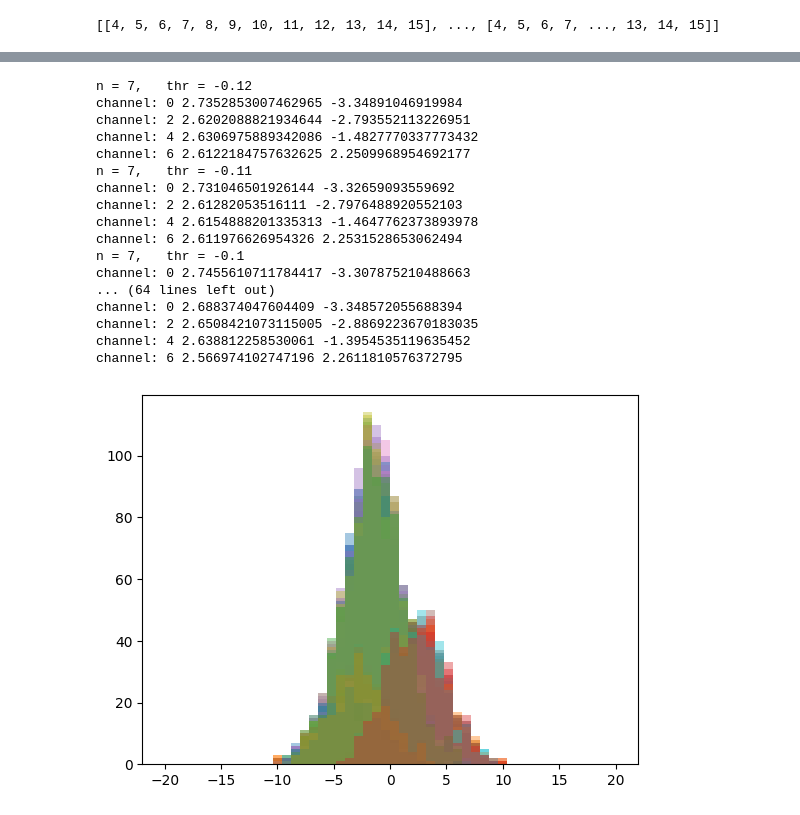
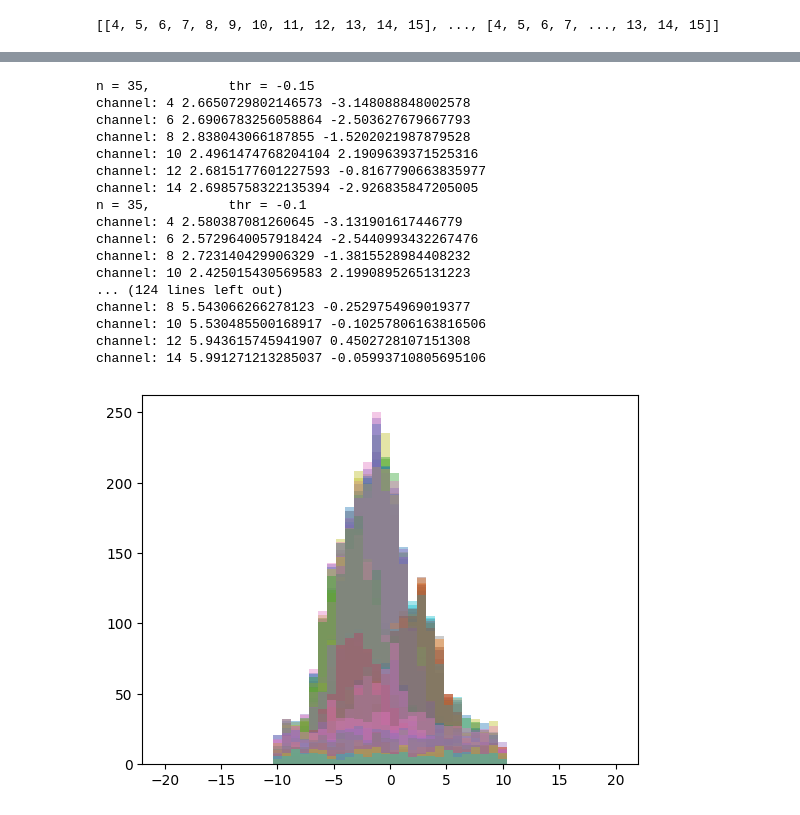
Before and after one commit to 0-DvD-0/Sfera, a Jupyter notebook: Jupyter/timing_waveforms_v3 Pulito.ipynb, the cells around one changed output, grey strips where cells are left out. Cells and saved outputs as stored; diff of their text form; code cells hidden in the pictures.

```diff
--- a/Jupyter/timing_waveforms_v3 Pulito.ipynb
+++ b/Jupyter/timing_waveforms_v3 Pulito.ipynb
@@ -9,7 +9,7 @@ from sklearn.preprocessing import normalize as norm
 # %% [output]
 Welcome to JupyROOT 6.30/04
 # %%
-FILE_PATH = "../Dati/Run_Natrigger512_Data_5_17_2024_Ascii_0000.root" #Relative file path
+FILE_PATH = "../Dati/Run_Na_Couples_CDF20_Data_5_9_2024_Ascii.root" #Relative file path
 file1 = uproot.open(FILE_PATH)
 # %%
 nch=file1["tree"]["ch"].array()
@@ -34,8 +34,8 @@ print(N_ev)
 channel=15
 bins = 200
 
-right = [8,14,7,7,14,8,8,8,8,0,7,10]
-left = [6,14,5,6,5,3,4,5,5,0,6,4]
+right = [6,10,7,7,8,6,4,4,4,7,6,8]
+left = [6,10,5,6,5,3,4,5,5,6,6,6]
 #right = np.repeat(20,12)
 #left = np.repeat(20,12)
 plt.figure(figsize=(10,3))
@@ -74,7 +74,7 @@ for channel in range(4,16):
         continue
 
 canale=[4,5,6,7,8,9,10,11,12,13,14,15]
-coppia=np.array([ [4,5], [6,7], [8,9], [10,11],[14,15] ])
+coppia=np.array([ [4,5], [6,7], [8,9], [10,11],[12,13],[14,15] ])
 #coppia=np.array([[4,5]])
 firstch = coppia[:,0]
 secondch = coppia[:,1]
@@ -144,12 +145,12 @@ plt.hist(whichpair)
 # %%
 i = 0
 j = 0
-sampling=1.875
+sampling=0.312
 shiftR=8
 shiftL=2
-mean = [7,8,9,10]
-tresh = [-0.12,-0.11,-0.10,-0.09]
-stds = np.zeros([len(mean), len(tresh),4])
+mean = [35,38,40,42,45]
+tresh = [-0.15,-0.10,-0.9,-0.8]
+stds = np.zeros([len(mean), len(tresh),6])
 
 for n in mean:
     for thr in tresh:
@@ -174,53 +175,53 @@ for n in mean:
 
         threshold = thr
 
 
         ledges1 = np.zeros(new_wf_1.shape[0])
         ledges2 = np.zeros(new_wf_2.shape[0])
 
         for evt in range(new_wf_1.shape[0]):
             ledge= np.where(np.diff(np.sign(new_wf_1[evt] - threshold)))[0][0]
             #ledges1[evt]=np.interp(threshold,  [new_wf_1[evt][ledge-shift], new_wf_1[evt][ledge+shift]], [ledge-shift, ledge+shift])
             coef = np.polyfit(new_wf_1[evt][ledge-shiftL:ledge+shiftR],np.arange(ledge-shiftL, ledge+shiftR),1)
             ledges1[evt] = np.poly1d(coef)(threshold)
             ledge = np.where(np.diff(np.sign(new_wf_2[evt] - threshold)))[0][0]
             #ledges2[evt]=np.interp(threshold,  [new_wf_2[evt][ledge-shift], new_wf_2[evt][ledge+shift]], [ledge-shift, ledge+shift])
             coef = np.polyfit(new_wf_2[evt][ledge-shiftL:ledge+shiftR],np.arange(ledge-shiftL, ledge+shiftR),1)
             ledges2[evt] = np.poly1d(coef)(threshold)
 
 
         timeres=ledges1-ledges2
-        for select in range(0,8,2):
-            std = []
+        std = []
+        for select in range(0,12,2):
             mask=np.where((np.abs(timeres*sampling) < 10)&(whichpair==select))[0]
             plt.hist(timeres[mask]*sampling, bins=50, range=(-20,20),alpha=0.4)
-            print("channel:",select,np.std(sampling*timeres[mask]), np.mean(sampling*timeres[mask]))
+            print("channel:",select+4,np.std(sampling*timeres[mask]), np.mean(sampling*timeres[mask]))
             std.append(np.std(sampling*timeres[mask]))
         stds[i][j] = std
         j += 1
     j = 0
     i += 1
 
 
 #4.1669487180823195evt = 5
 # %% [output]
-n = 7,   thr = -0.12
-channel: 0 2.7352853007462965 -3.34891046919984
-channel: 2 2.6202088821934644 -2.793552113226951
-channel: 4 2.6306975889342086 -1.4827770337773432
-channel: 6 2.6122184757632625 2.2509968954692177
-n = 7,   thr = -0.11
-channel: 0 2.731046501926144 -3.32659093559692
-channel: 2 2.61282053516111 -2.7976488920552103
-channel: 4 2.6154888201335313 -1.4647762373893978
-channel: 6 2.611976626954326 2.2531528653062494
-n = 7,   thr = -0.1
-channel: 0 2.7455610711784417 -3.307875210488663
-... (64 lines left out)
-channel: 0 2.688374047604409 -3.348572055688394
-channel: 2 2.6508421073115005 -2.8869223670183035
-channel: 4 2.638812258530061 -1.3954535119635452
-channel: 6 2.566974102747196 2.2611810576372795
+n = 35,          thr = -0.15
+channel: 4 2.6650729802146573 -3.148088848002578
+channel: 6 2.6906783256058864 -2.503627679667793
+channel: 8 2.838043066187855 -1.5202021987879528
+channel: 10 2.4961474768204104 2.1909639371525316
+channel: 12 2.6815177601227593 -0.8167790663835977
+channel: 14 2.6985758322135394 -2.926835847205005
+n = 35,          thr = -0.1
+channel: 4 2.580387081260645 -3.131901617446779
+channel: 6 2.5729640057918424 -2.5440993432267476
+channel: 8 2.723140429906329 -1.3815528984408232
+channel: 10 2.425015430569583 2.1990895265131223
+... (124 lines left out)
+channel: 8 5.543066266278123 -0.2529754969019377
+channel: 10 5.530485500168917 -0.10257806163816506
+channel: 12 5.943615745941907 0.4502728107151308
+channel: 14 5.991271213285037 -0.05993710805695106
-[figure, old version]
+[figure, new version]
 # %%
 select = 0
```
Also changed, not shown: parts of 6 cells of this notebook.
